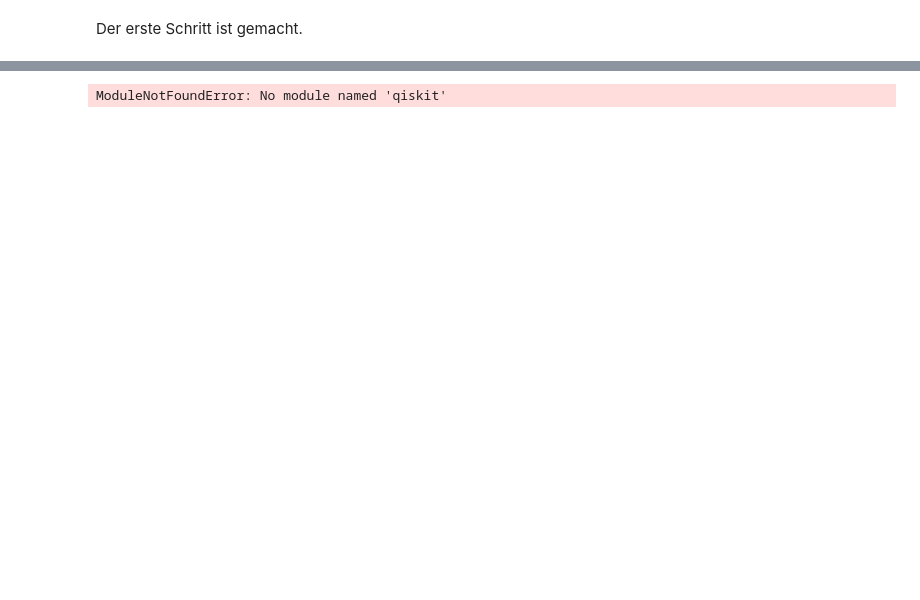
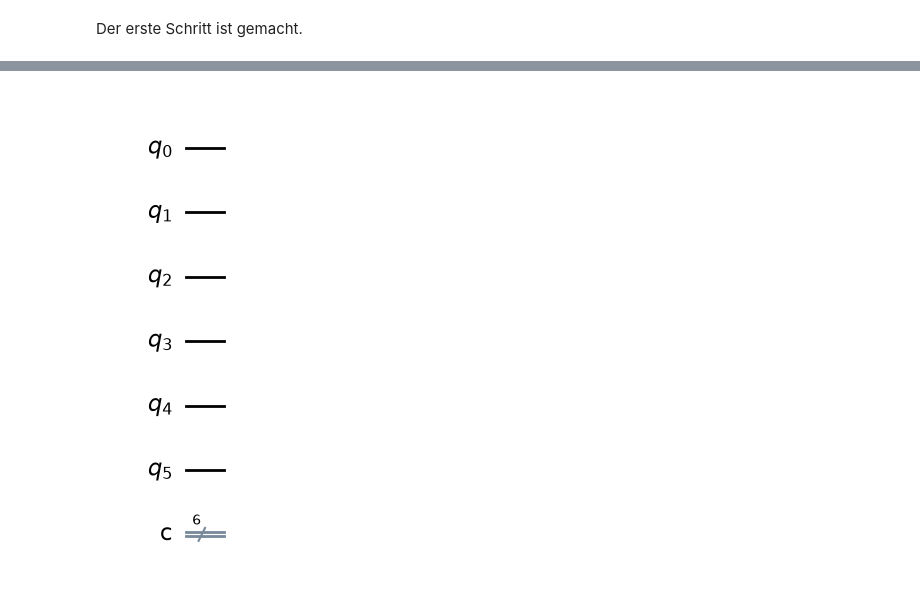
Before and after one commit to MelB18/EasyQuanten, a Jupyter notebook: Daenemark.ipynb, the cells around one changed output, grey strips where cells are left out. Drawn from its saved outputs; the diff is of its cells as text; code cells hidden in the pictures; blank space fills up the shorter version.

```diff
--- a/Daenemark.ipynb
+++ b/Daenemark.ipynb
@@ -5,12 +30,14 @@ Der erste Schritt ist gemacht.
 # %%
 from qiskit import QuantumCircuit
 
 gamma = 0.5
 beta = 0.3
 
 qc = QuantumCircuit(6, 6)
+
+qc.draw("mpl")
 # %% [output]
-ModuleNotFoundError: No module named 'qiskit'
+[figure, added]
 # %%
 # ==========================================
 # 1. Superposition
```
Also changed, not shown: parts of 6 cells of this notebook.
